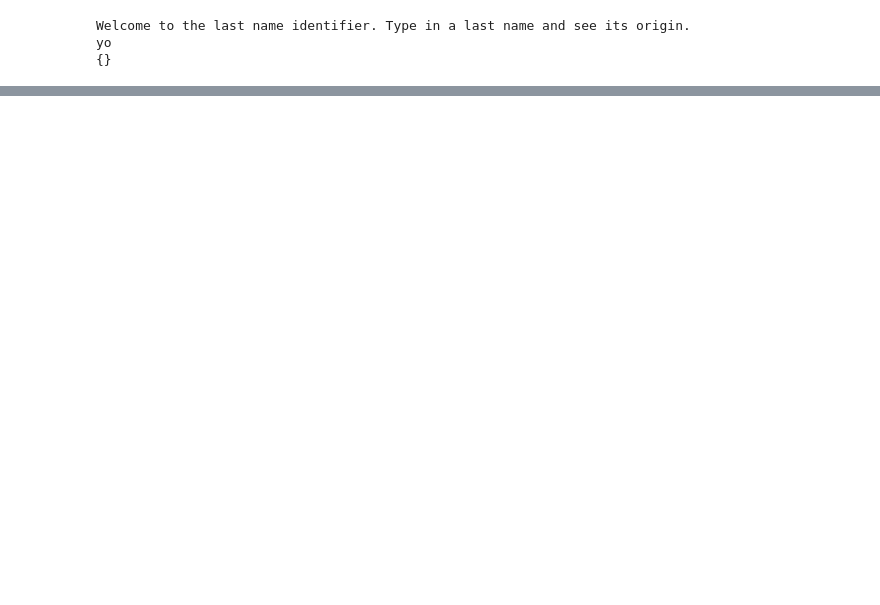
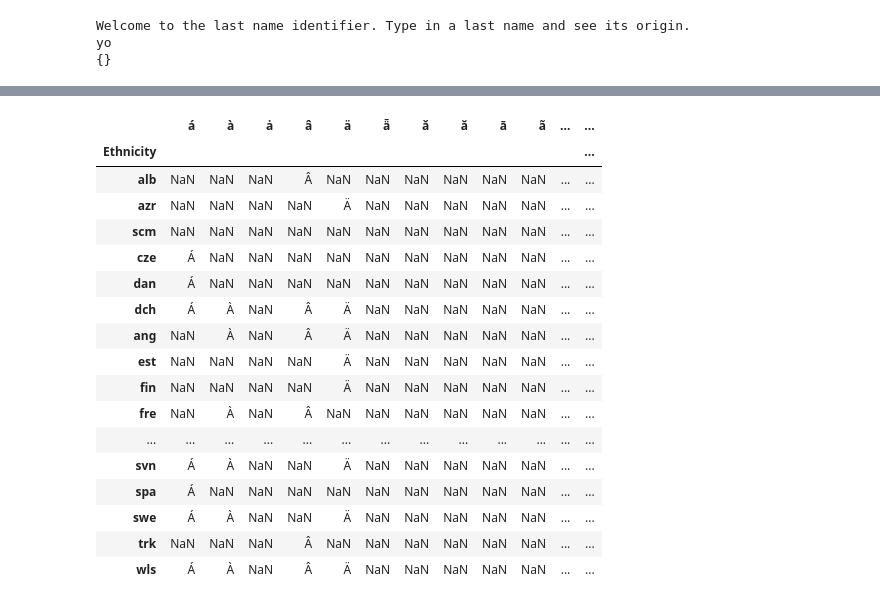
Before and after one commit to juyoungk23/Corvinus, a Jupyter notebook: lastNameBot.ipynb, the cells around one changed output, grey strips where cells are left out. Saved outputs shown, nothing was run; the diff lists cells and outputs as text; code cells hidden in the pictures; blank space fills up the shorter version.

```diff
--- a/lastNameBot.ipynb
+++ b/lastNameBot.ipynb
@@ -407,13 +406,14 @@ def fixAlphabet(input_df):
     row_num, col_num = input_df.shape
 
     for i in range(0, col_num-1):
-        letter_list.append(input_df.loc[1, i])
+       # print(input_df)
+        return(input_df.loc[0])
+        letter_list.append(input_df.iloc[1, i])
 
     input_df.loc[1]=letter_list
     return input_df
 
 #make list of desire eth indeces, then select only those
-#this changes for each chart, so we do this manually each time
 #also removes uppercase list
 def selectEths(input_df):
 
@@ -425,7 +425,7 @@ def selectEths(input_df):
             if input_df[0].iloc[i] in value:                #replace the eths with codes
                 input_df[0].iloc[i] = key
                 keep = True
-        if not keep:
+        if ((not keep) and input_df[0].iloc[i]!='Alphabet'):
             #print(input_df[0].iloc[i])               print when we delete to make sure we didn't accidentally delete one
             input_df[0].iloc[i] = "drop_this"          #replace with 'drop_this otherwise'
 
@@ -458,8 +458,8 @@ soup = BeautifulSoup(response.text, 'html.parser')
 a_h_table = soup.find_all('table', class_="wikitable")[4]
 a_h_df = pd.read_html(str(a_h_table))
 a_h_df = pd.DataFrame(a_h_df[0])
-a_h_df = fixAlphabet(a_h_df)
-#print(a_h_df)
+#a_h_df = fixAlphabet(a_h_df)
+print(a_h_df)
 
 selectEths(a_h_df)
 # %% [output]
@@ -483,0 +484,69 @@ selectEths(a_h_df)
+# %%
+import sys
+import pandas as pd # library for data analysis
+import requests # library to handle requests
+from bs4 import BeautifulSoup # library to parse HTML documents
+
+#fixes broken offset on lowercase letters list, leaving a clean lowercase list
+def fixAlphabet(df):
+    letter_list = []
+
+    for column in df:
+        letter_list.append(column[1])
+    letter_list[0] = 'Ethnicity'
+    df.columns = letter_list
+    return df
+
+#make list of desire eth indeces, then select only those
+def selectEths(df):
+
+    for i in df.index:
+        keep = False
+        if (df.iloc[i, 0].endswith("]")):
+            df.iloc[i, 0] = df.iloc[i, 0].split('[')[0]  #remove wiki footnotes
+        for key, value in codes.items():
+            if df.iloc[i, 0] in value:                #replace the eths with codes
+                df.iloc[i, 0] = key
+                keep = True
+        if ((not keep)):#and df.iloc[i, 0]!='Alphabet'):
+            #print(input_df[0].iloc[i])               print when we delete to make sure we didn't accidentally delete one
+            df.iloc[i, 0] = "drop_this"          #replace with 'drop_this otherwise'
+
+
+    dfcopy = df.copy()
+    for i in df.index:
+        if (df.iloc[i, 0] == "drop_this"):
+            dfcopy.drop(i, inplace = True)
+
+
+
+    dfcopy.reset_index(drop=True, inplace = True)
+    dfcopy.set_index('Ethnicity', inplace = True)
+
+    return dfcopy
+
+#add missing ethnicities to the df with NaN values
+def addMissingEths(df):
+    return 0
+
+# get the response in the form of html
+wikiurl="https://en.wikipedia.org/wiki/List_of_Latin-script_alphabets"
+response=requests.get(wikiurl)
+
+#pull each table
+soup = BeautifulSoup(response.text, 'html.parser')
+
+
+
+
+#a through h table
+a_h_table = soup.find_all('table', class_="wikitable")[4]
+a_h_df = pd.read_html(str(a_h_table))
+a_h_df = pd.DataFrame(a_h_df[0])
+a_h_df = fixAlphabet(a_h_df)
+a_h_df = selectEths(a_h_df)
+#a_h_df = addMissingEths(a_h_df)
+
+print(a_h_df.iloc[:, 15:35])
+a_h_df
+# %% [output]
@@ -483,0 +570,18 @@ selectEths(a_h_df)
+|  | á | à | ȧ | â | ä | ǟ | ǎ | ă | ā | ã | ... | ... |
+| Ethnicity |  |  |  |  |  |  |  |  |  |  |  | ... |
+| alb | NaN | NaN | NaN | Â | NaN | NaN | NaN | NaN | NaN | NaN | ... | ... |
+| azr | NaN | NaN | NaN | NaN | Ä | NaN | NaN | NaN | NaN | NaN | ... | ... |
+| scm | NaN | NaN | NaN | NaN | NaN | NaN | NaN | NaN | NaN | NaN | ... | ... |
+| cze | Á | NaN | NaN | NaN | NaN | NaN | NaN | NaN | NaN | NaN | ... | ... |
+| dan | Á | NaN | NaN | NaN | NaN | NaN | NaN | NaN | NaN | NaN | ... | ... |
+| dch | Á | À | NaN | Â | Ä | NaN | NaN | NaN | NaN | NaN | ... | ... |
+| ang | NaN | À | NaN | Â | Ä | NaN | NaN | NaN | NaN | NaN | ... | ... |
+| est | NaN | NaN | NaN | NaN | Ä | NaN | NaN | NaN | NaN | NaN | ... | ... |
+| fin | NaN | NaN | NaN | NaN | Ä | NaN | NaN | NaN | NaN | NaN | ... | ... |
+| fre | NaN | À | NaN | Â | NaN | NaN | NaN | NaN | NaN | NaN | ... | ... |
+| ... | ... | ... | ... | ... | ... | ... | ... | ... | ... | ... | ... | ... |
+| svn | Á | À | NaN | NaN | Ä | NaN | NaN | NaN | NaN | NaN | ... | ... |
+| spa | Á | NaN | NaN | NaN | NaN | NaN | NaN | NaN | NaN | NaN | ... | ... |
+| swe | Á | À | NaN | NaN | Ä | NaN | NaN | NaN | NaN | NaN | ... | ... |
+| trk | NaN | NaN | NaN | Â | NaN | NaN | NaN | NaN | NaN | NaN | ... | ... |
+| wls | Á | À | NaN | Â | Ä | NaN | NaN | NaN | NaN | NaN | ... | ... |
```
Also changed, not shown: parts of 4 cells of this notebook.
